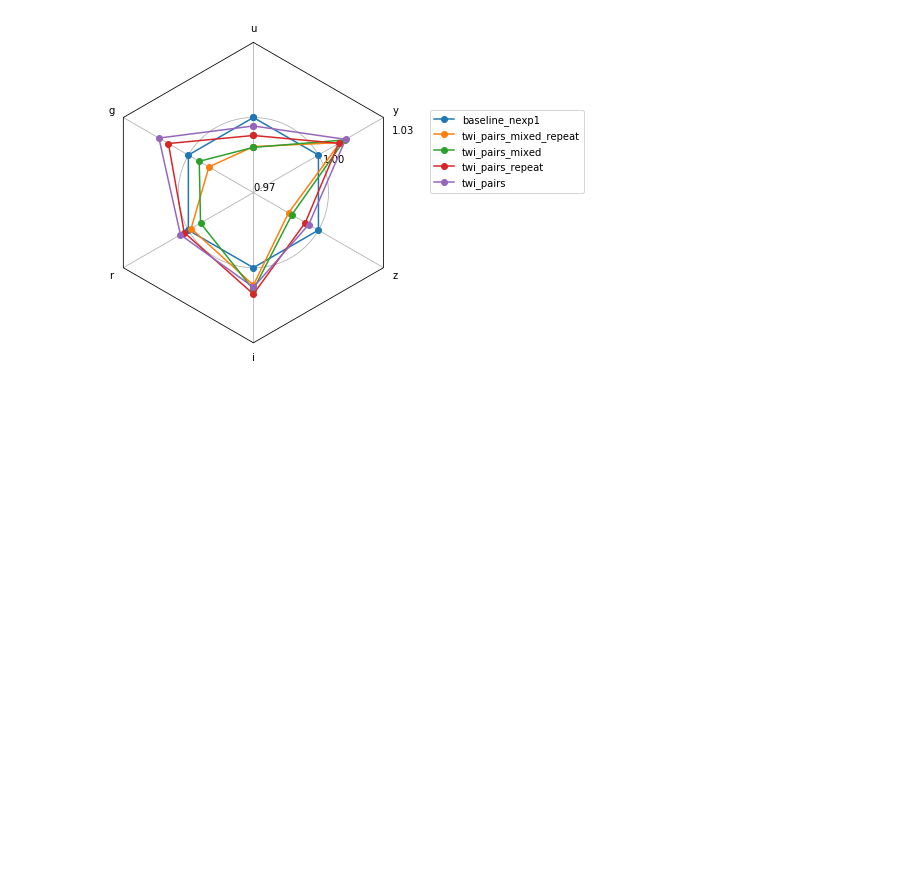
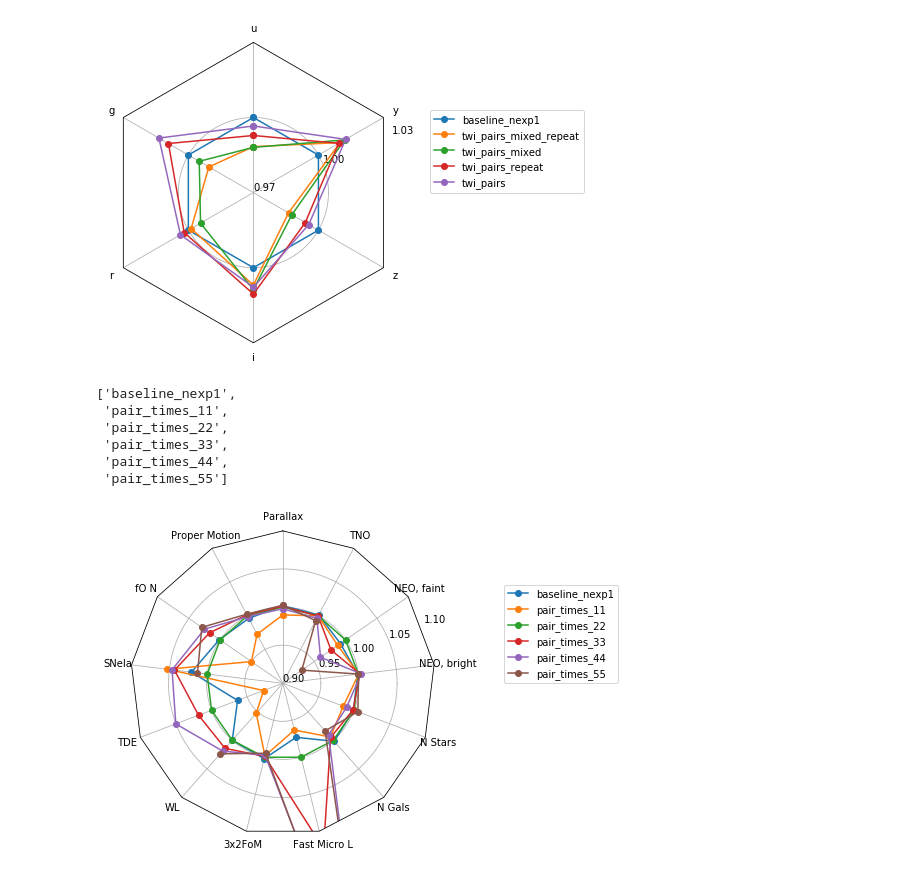
Before and after one commit to lsst-sims/sims_featureScheduler_runs_technical, a Jupyter notebook: maf/radar_plots.ipynb, the cells around one changed output. Saved outputs shown, nothing was run; the diff lists cells and outputs as text; code cells hidden in the pictures; blank space fills up the shorter version.

Commit message:
baseline

```diff
--- a/maf/radar_plots.ipynb
+++ b/maf/radar_plots.ipynb
@@ -190,3 +190,22 @@ fig.tight_layout()
 #fig.savefig('radar_plots/var_exp_mags_radar.pdf')
 # %% [output]
 [figure]
+# %%
+runs = ['baseline_nexp1'] + [name for name in data['runName'].values if 'pair_times' in name]
+runs
+# %% [output]
+['baseline_nexp1',
+ 'pair_times_11',
+ 'pair_times_22',
+ 'pair_times_33',
+ 'pair_times_44',
+ 'pair_times_55']
+# %%
+data_normed = norm_df(data, runs, cols, mag_cols=linear_cols,
+                      invert_cols=['parallax_best18k', 'properMotion_best18k'],
+                      norm_run='pair_times_22')
+data_normed = data_normed.rename(columns=name_mapper)
+fig, ax = radar(data_normed, legend=True, rgrids=[0.9, 0.95, 1.0, 1.05, 1.1])
+fig.tight_layout()
+# %% [output]
+[figure, added]
```
Also changed, not shown: parts of 4 cells of this notebook, 2 other files.
